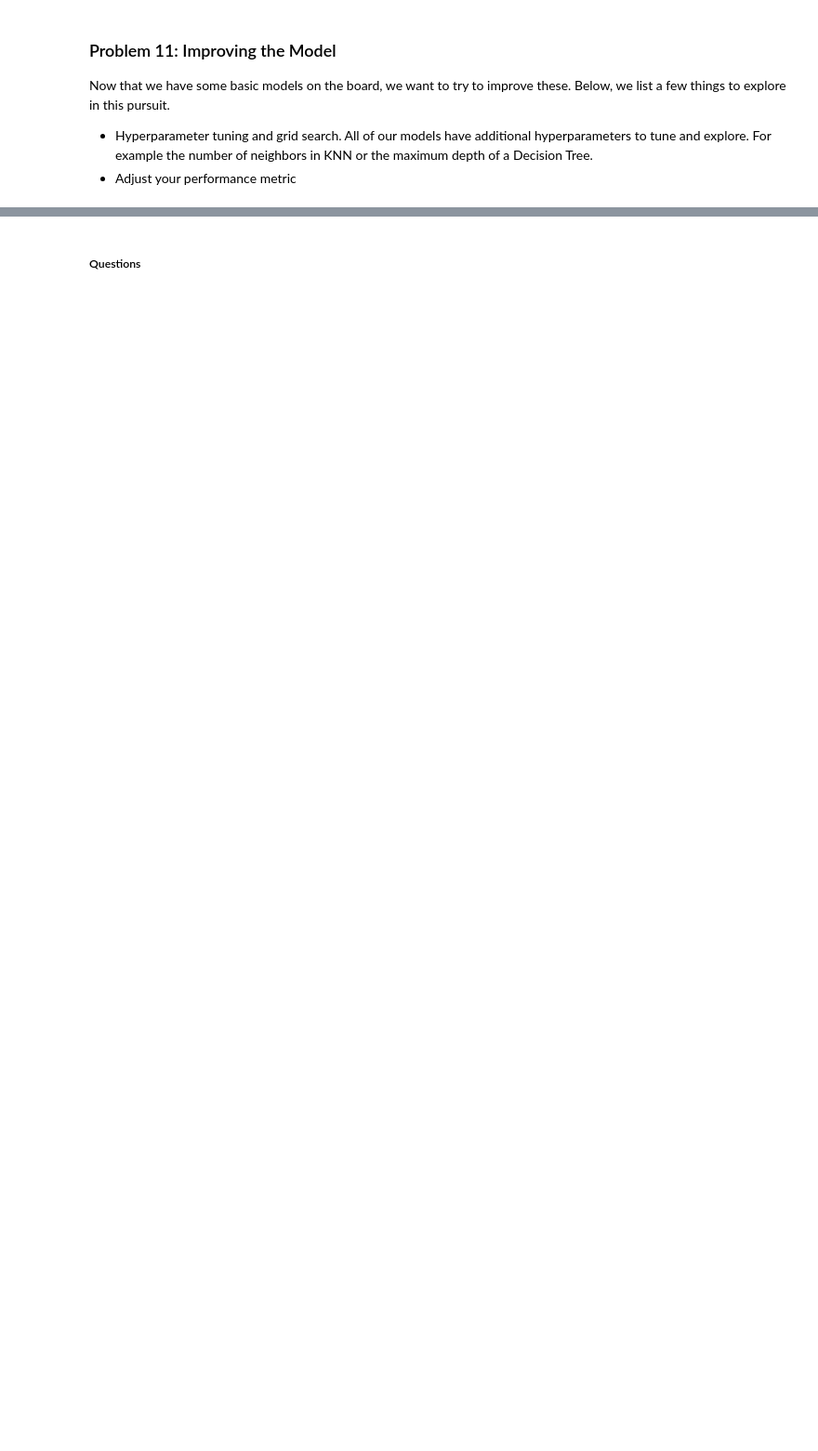
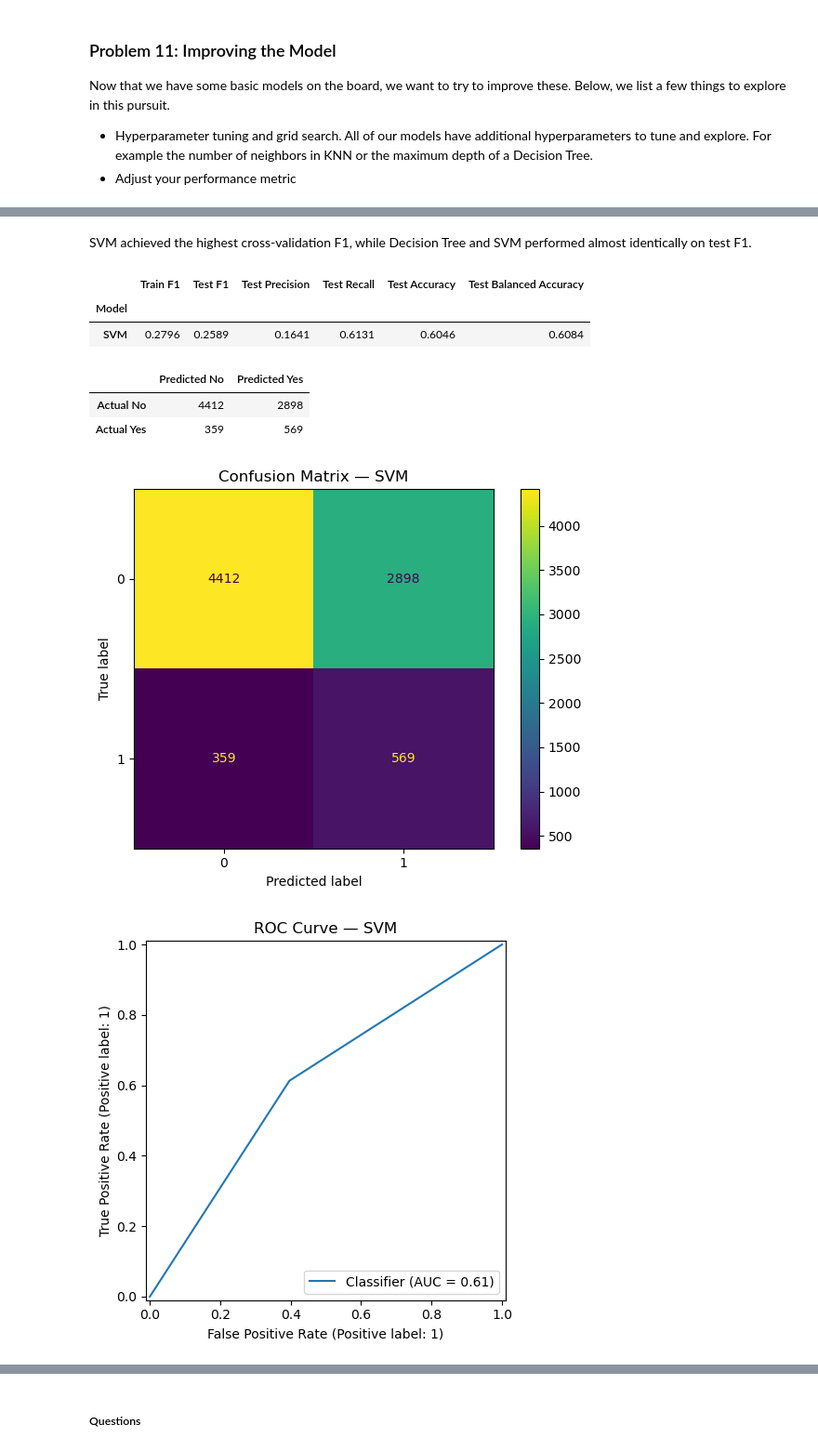
Before and after one commit to ashok0282/Comparing-Classifiers, a Jupyter notebook: prompt_III.ipynb, the cells around one changed output, grey strips where cells are left out. Shown at 93% size. Saved outputs shown, nothing was run; the diff lists cells and outputs as text; code cells hidden in the pictures; blank space fills up the shorter version.

```diff
--- a/prompt_III.ipynb
+++ b/prompt_III.ipynb
@@ -112,0 +404,19 @@ Use Logistic Regression to build a basic model on your data.
+# %%
+
+from time import perf_counter
+
+logistic_model = Pipeline(steps=[
+    ("preprocess", preprocessor),
+    ("model", LogisticRegression(max_iter=2000, random_state=42))
+])
+
+start_time = perf_counter()
+logistic_model.fit(X_train, y_train)
+logistic_train_time = perf_counter() - start_time
+
+print(f"Training time: {logistic_train_time:.4f} seconds")
+baseline_pred = logistic_model.predict(X_test)
+baseline_proba = logistic_model.predict_proba(X_test)[:, 1]
+
+baseline_train_pred = logistic_model.predict(X_train)
+baseline_train_proba = logistic_model.predict_proba(X_train)[:, 1]
@@ -132,0 +659,60 @@ Now that we have some basic models on the board, we want to try to improve these
+# %% [markdown]
+SVM achieved the highest cross-validation F1, while Decision Tree and SVM performed almost identically on test F1.
+# %%
+best_model = best_models[best_model_name]
+
+train_predictions = best_model.predict(X_train)
+test_predictions = best_model.predict(X_test)
+
+
+evaluation = pd.DataFrame([{
+    "Model": best_model_name,
+    "Train F1": f1_score(
+        y_train, train_predictions, zero_division=0
+    ),
+    "Test F1": f1_score(
+        y_test, test_predictions, zero_division=0
+    ),
+    "Test Precision": precision_score(
+        y_test, test_predictions, zero_division=0
+    ),
+    "Test Recall": recall_score(
+        y_test, test_predictions, zero_division=0
+    ),
+    "Test Accuracy": accuracy_score(
+        y_test, test_predictions
+    ),
+    "Test Balanced Accuracy": balanced_accuracy_score(
+        y_test, test_predictions
+    )
+}]).set_index("Model")
+
+display(evaluation.round(4))
+
+display(pd.DataFrame(
+    confusion_matrix(y_test, test_predictions, labels=[0, 1]),
+    index=["Actual No", "Actual Yes"],
+    columns=["Predicted No", "Predicted Yes"]
+))
+
+ConfusionMatrixDisplay.from_predictions(y_test, test_predictions, values_format="d")
+plt.title(f"Confusion Matrix — {best_model_name}")
+plt.tight_layout()
+plt.show()
+
+RocCurveDisplay.from_predictions(y_test, test_predictions)
+plt.title(f"ROC Curve — {best_model_name}")
+plt.tight_layout()
+plt.show()
+
+print("\nClassification report:")
+print(classification_report(y_test, test_predictions, zero_division=0))
+# %% [output]
+|  | Train F1 | Test F1 | Test Precision | Test Recall | Test Accuracy | Test Balanced Accuracy |
+| Model |  |  |  |  |  |  |
+| SVM | 0.2796 | 0.2589 | 0.1641 | 0.6131 | 0.6046 | 0.6084 |
+|  | Predicted No | Predicted Yes |
+| Actual No | 4412 | 2898 |
+| Actual Yes | 359 | 569 |
+[figure, added]
+[figure, added]
```
Also changed, not shown: parts of 41 cells of this notebook.
